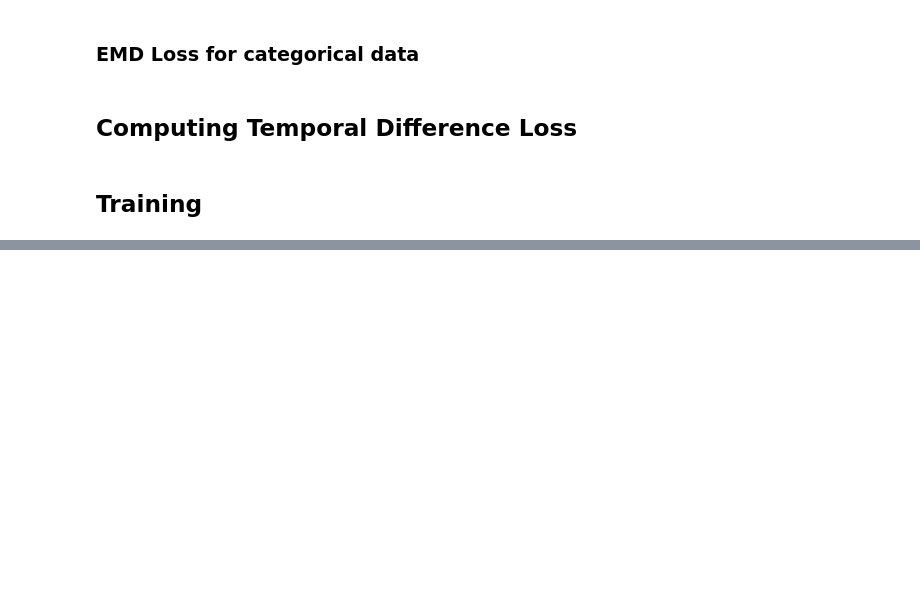
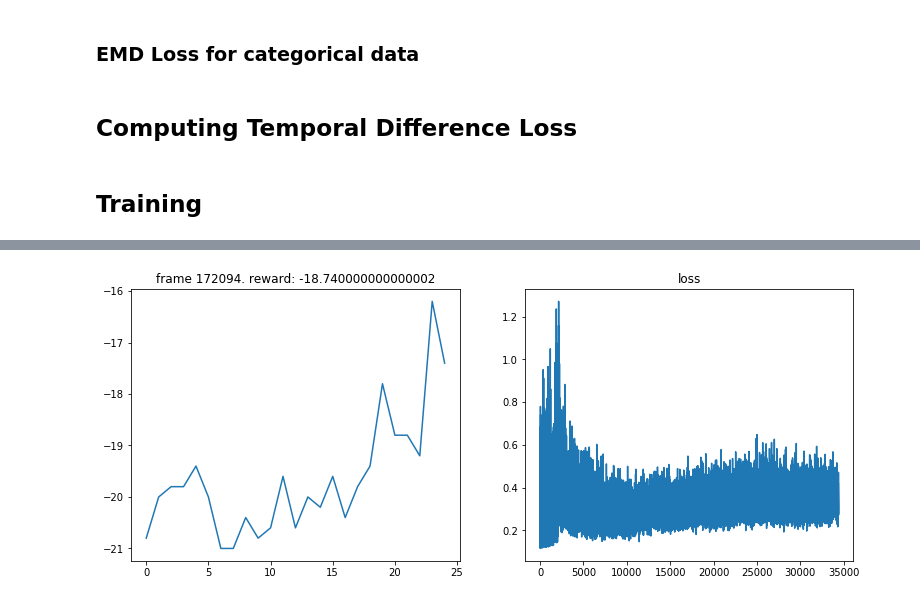
Before and after one commit to pclucas14/distributional_rl, a Jupyter notebook: RL-Adv/categorical dqn CRAMER.ipynb, the cells around one changed output, grey strips where cells are left out. Saved outputs shown, nothing was run; the diff lists cells and outputs as text; code cells hidden in the pictures; blank space fills up the shorter version.

```diff
--- a/RL-Adv/categorical dqn CRAMER.ipynb
+++ b/RL-Adv/categorical dqn CRAMER.ipynb
@@ -269,14 +273,24 @@ mask = Variable(torch.from_numpy(mask).float())
 
 emd_loss = Categorical_EMD()
 # %%
-def plot(frame_idx, rewards, losses):
+def plot(frame_idx, rewards, losses, bin_size=100):
     clear_output(True)
+    if len(rewards) > bin_size:
+        rewards = np.array(rewards)
+        remainder = rewards.shape[0] % bin_size
+        rewards = rewards[remainder:]
+        rewards = rewards.reshape((-1, bin_size)).mean(axis=1)
     plt.figure(figsize=(20,5))
     plt.subplot(131)
     plt.title('frame %s. reward: %s' % (frame_idx, np.mean(rewards[-10:])))
     plt.plot(rewards)
     plt.subplot(132)
     plt.title('loss')
+    if len(losses) > bin_size:
+        losses = np.array(losses)
+        remainder = losses.shape[0] % bin_size
+        losses = losses[remainder:]
+        losses = losses.reshape((-1, bin_size)).mean(axis=1)
     plt.plot(losses)
     plt.show()
 
@@ -415,0 +430,6 @@ loss : 6.6908
+# %%
+from common.wrappers import make_atari, wrap_deepmind, wrap_pytorch
+env_id = "PongNoFrameskip-v4"
+env    = make_atari(env_id)
+env    = wrap_deepmind(env)
+env    = wrap_pytorch(env)
@@ -415,0 +505,72 @@ loss : 6.6908
+# %%
+num_frames = 1000000
+batch_size = 32
+gamma      = 0.99
+
+losses = []
+all_rewards = []
+episode_reward = 0
+
+RENDER  = False
+APPEND  = True
+USE_EMD = True
+
+actions = []
+end_counter = 0
+episode_iters = 0
+
+
+# current_model.eval()
+
+state = env.reset()
+for frame_idx in range(1, num_frames + 1):
+    model_choice = np.random.randint(1) # should be two
+    model  = current_model if model_choice == 0 else current_model_
+    target = target_model  if model_choice == 0 else target_model_
+
+    action = model.act(state)
+    actions.append(action)
+
+    if RENDER : env.render()
+    next_state, reward, done, _ = env.step(action)
+    replay_buffer.push(state, action, reward, next_state, done)
+
+    if end_counter % 25 == 1 and done:
+
+        plot(frame_idx, all_rewards, losses, bin_size=5)
+        target_dist = projection_distribution(Variable(torch.from_numpy(next_state)).float().unsqueeze(0),
+                                              reward,
+                                              float(done),
+                                              EMD=USE_EMD)
+
+        source_dist = current_model(Variable(torch.from_numpy(state)).float().unsqueeze(0))
+        print('source and dist before normalization : {:.4f}, {:.4f}'.format(source_dist.sum().data[0], target_dist.sum()))
+        source_dist, target_dist = source_dist / source_dist.sum(), target_dist / target_dist.sum()
+
+        plot_dists(target_dist[0].cpu().numpy(), source_dist[0, action].data.cpu().numpy(), 0)
+        print('actions : ' + str(actions[:10]))
+        # print('made it to the end : {}'.format(str(episode_iters == 200 )))
+
+    state = next_state
+    episode_reward += reward
+    episode_iters += 1
+
+    if len(replay_buffer) >= batch_size and current_model.training:
+        loss = compute_td_loss(model, target, batch_size, EMD=USE_EMD)
+        losses.append(loss.data[0])
+
+    if frame_idx % 200 == 0: # never update (debugging)
+        target = target_model_ if model_choice == 1 else target_model
+        update_target(model, target)
+
+    if done:
+        state = env.reset()
+        all_rewards.append(episode_reward)
+        episode_reward = 0
+        RENDER = False
+        STOP = False
+        actions = []
+        end_counter += 1
+        episode_iters = 0
+# %% [output]
+[figure, added]
```
Also changed, not shown: parts of 11 cells of this notebook, 2 other files.
